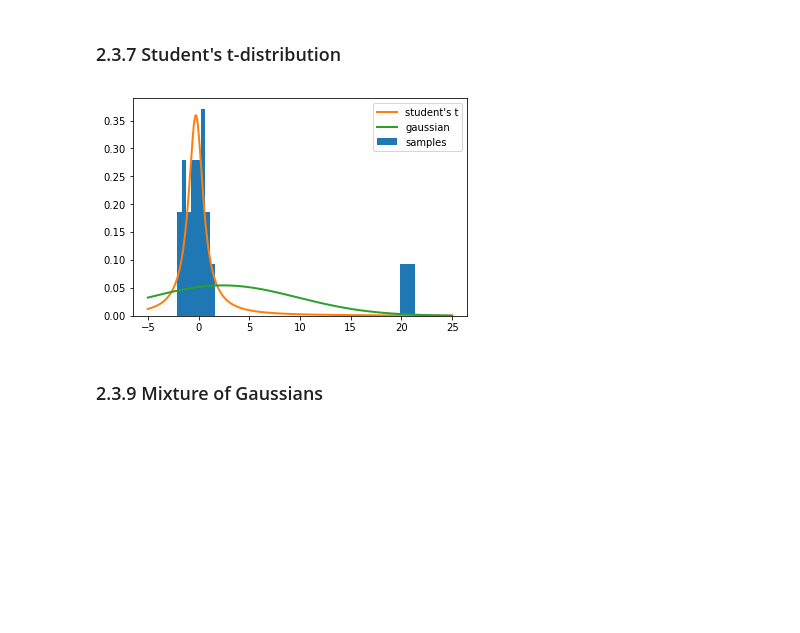
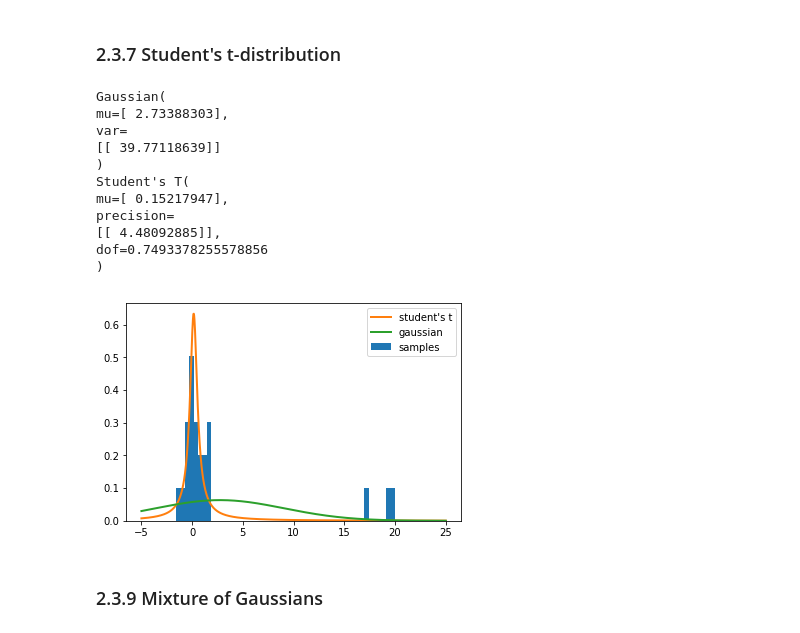
Before and after one commit to ctgk/PRML, a Jupyter notebook: notebooks/ch02_Probability_Distributions.ipynb, the cells around one changed output. Cells and saved outputs as stored; diff of their text form; code cells hidden in the pictures; blank space fills up the shorter version.

```diff
--- a/notebooks/ch02_Probability_Distributions.ipynb
+++ b/notebooks/ch02_Probability_Distributions.ipynb
@@ -75,23 +204,37 @@ var:
 # %% [markdown]
 ### 2.3.7 Student's t-distribution
 # %%
-x = np.random.normal(size=20)
-x = np.concatenate([x, np.random.normal(loc=20., size=3)])
-plt.hist(x, bins=50, normed=1., label="samples")
+X = np.random.normal(size=(20, 1))
+X = np.concatenate([X, np.random.normal(loc=20., size=(3, 1))])
+plt.hist(X.ravel(), bins=50, normed=1., label="samples")
 
-students_t = StudentsTDistribution()
-gaussian = GaussianDistribution()
+students_t = StudentsT()
+gaussian = Gaussian()
 
-gaussian.fit(x)
-students_t.fit(x)
+gaussian.ml(X)
+students_t.ml(X)
 
-x = np.linspace(-5, 25, 1000)
+print(gaussian)
+print(students_t)
+
+x = np.linspace(-5, 25, 1000)[:, None]
 plt.plot(x, students_t.proba(x), label="student's t", linewidth=2)
 plt.plot(x, gaussian.proba(x), label="gaussian", linewidth=2)
 plt.legend()
 plt.show()
 # %% [output]
+Gaussian(
+mu=[ 2.73388303],
+var=
+[[ 39.77118639]]
+)
+Student's T(
+mu=[ 0.15217947],
+precision=
+[[ 4.48092885]],
+dof=0.7493378255578856
+)
-[figure, old version]
+[figure, new version]
 # %% [markdown]
 ### 2.3.9 Mixture of Gaussians
 # %%
```
Also changed, not shown: parts of 19 cells of this notebook, 34 other files.
